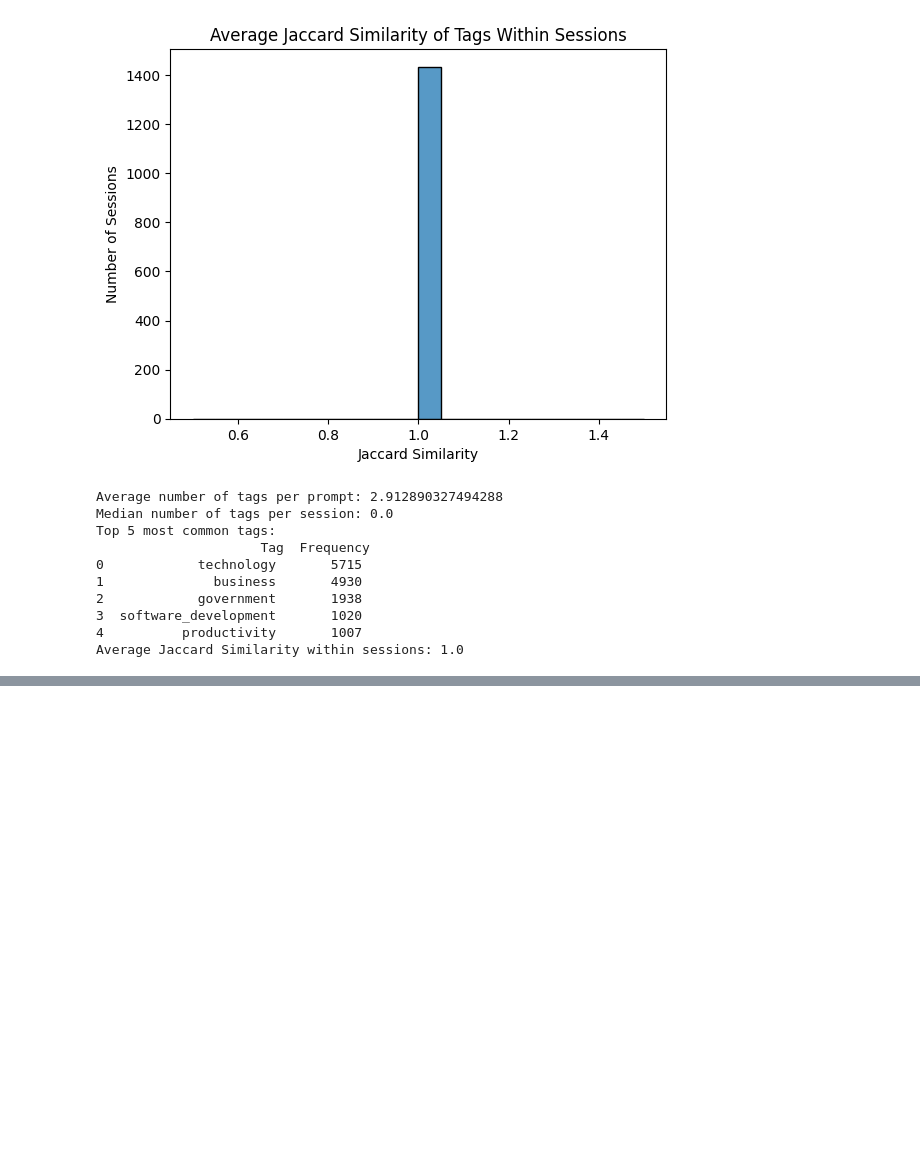
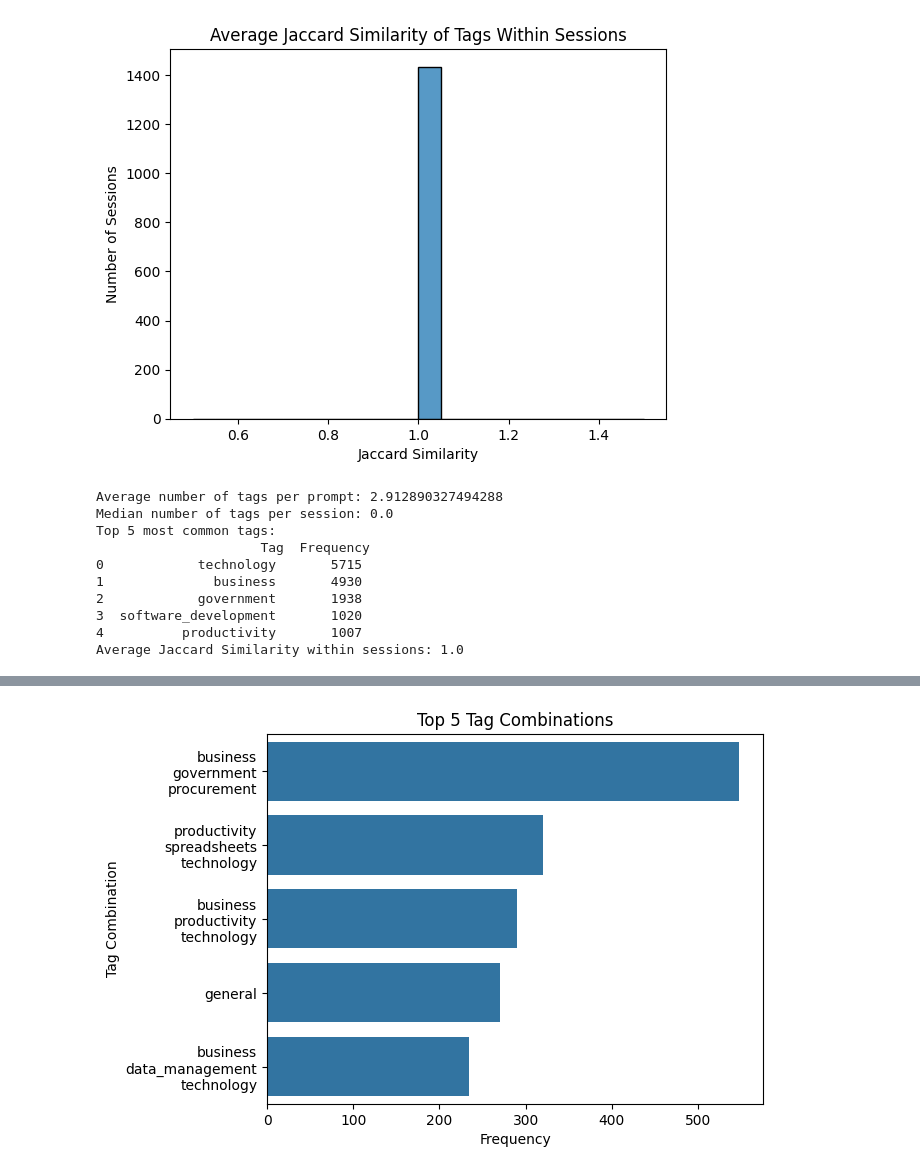
Before and after one commit to GSA/Customer-Data-Survey-Analysis, a Jupyter notebook: Notebooks/EDA for GSAi/EDA for GSAi v1.ipynb, the cells around one changed output, grey strips where cells are left out. Saved outputs shown, nothing was run; the diff lists cells and outputs as text; code cells hidden in the pictures; blank space fills up the shorter version.

```diff
--- a/Notebooks/EDA for GSAi/EDA for GSAi v1.ipynb
+++ b/Notebooks/EDA for GSAi/EDA for GSAi v1.ipynb
@@ -400,7 +400,7 @@ df_tags = df[df['tags'].notnull() & df['tags'].apply(lambda x: len(x) > 0)]
 # Sort each tag list alphabetically so ['business', 'technology'] and ['technology', 'business'] are treated the same
 df_tags['TagCombination'] = df_tags['tags'].apply(lambda x: tuple(sorted(x)))
 # Count the most common combinations
-top_combinations = df_tags['TagCombination'].value_counts().head(10).reset_index()
+top_combinations = df_tags['TagCombination'].value_counts().head(5).reset_index()
 top_combinations.columns = ['Tag Combination', 'Frequency']
 
 # Display
@@ -422,3 +417,17 @@ Try using .loc[row_indexer,col_indexer] = value instead
 
 See the caveats in the documentation: https://pandas.pydata.org/pandas-docs/stable/user_guide/indexing.html#returning-a-view-versus-a-copy
   df_tags['TagCombination'] = df_tags['tags'].apply(lambda x: tuple(sorted(x)))
+# %%
+
+
+# Convert tuple to readable string for x-axis
+top_combinations['Tag Combination'] = top_combinations['Tag Combination'].apply(lambda x: '\n'.join(x))
+
+# Plot
+sns.barplot(data=top_combinations, x='Frequency', y='Tag Combination')
+plt.xlabel("Frequency")
+plt.ylabel('Tag Combination')
+plt.title("Top 5 Tag Combinations")
+plt.show()
+# %% [output]
+[figure, added]
```
Also changed, not shown: parts of 2 cells of this notebook.
